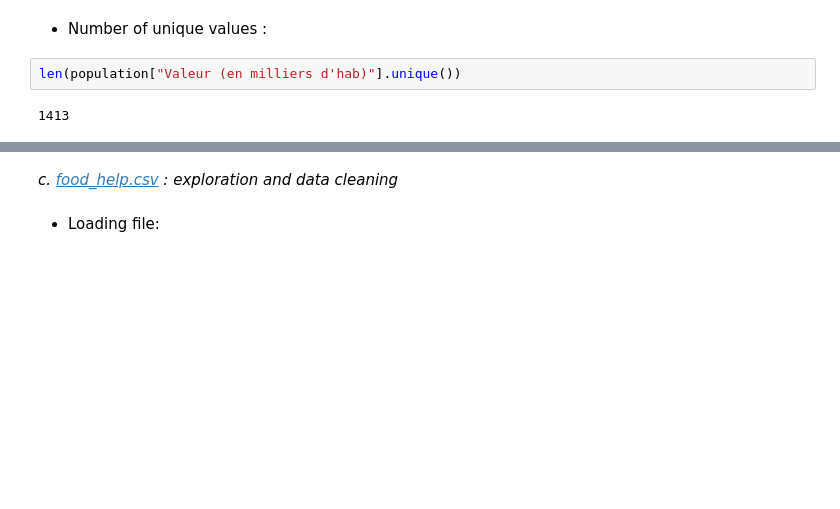
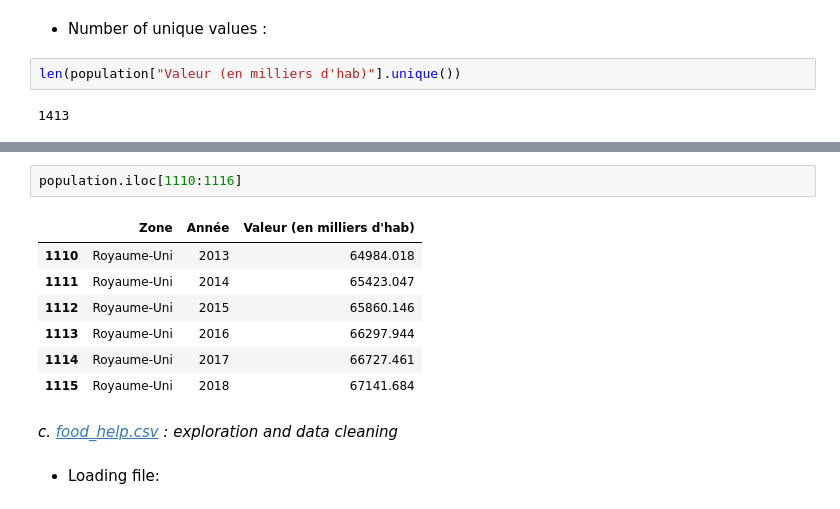
Before and after one commit to donia-nefiz/Public-health-research-with-python, a Jupyter notebook: Public-health-research-with-python .ipynb, the cells around one changed output, grey strips where cells are left out. Drawn from its saved outputs; the diff is of its cells as text; blank space fills up the shorter version.

```diff
--- a/Public-health-research-with-python .ipynb
+++ b/Public-health-research-with-python .ipynb
@@ -242,3 +256,13 @@ len(population["Valeur (en milliers d'hab)"].unique())
+# %%
+population.iloc[1110:1116]
+# %% [output]
+|  | Zone | Année | Valeur (en milliers d'hab) |
+| 1110 | Royaume-Uni | 2013 | 64984.018 |
+| 1111 | Royaume-Uni | 2014 | 65423.047 |
+| 1112 | Royaume-Uni | 2015 | 65860.146 |
+| 1113 | Royaume-Uni | 2016 | 66297.944 |
+| 1114 | Royaume-Uni | 2017 | 66727.461 |
+| 1115 | Royaume-Uni | 2018 | 67141.684 |
 # %% [markdown]
 *c. [food_help.csv](http://localhost:8888/edit/food_help.csv) : exploration and data cleaning*
 # %% [markdown]
```
Also changed, not shown: parts of 17 cells of this notebook, 1 other file.
